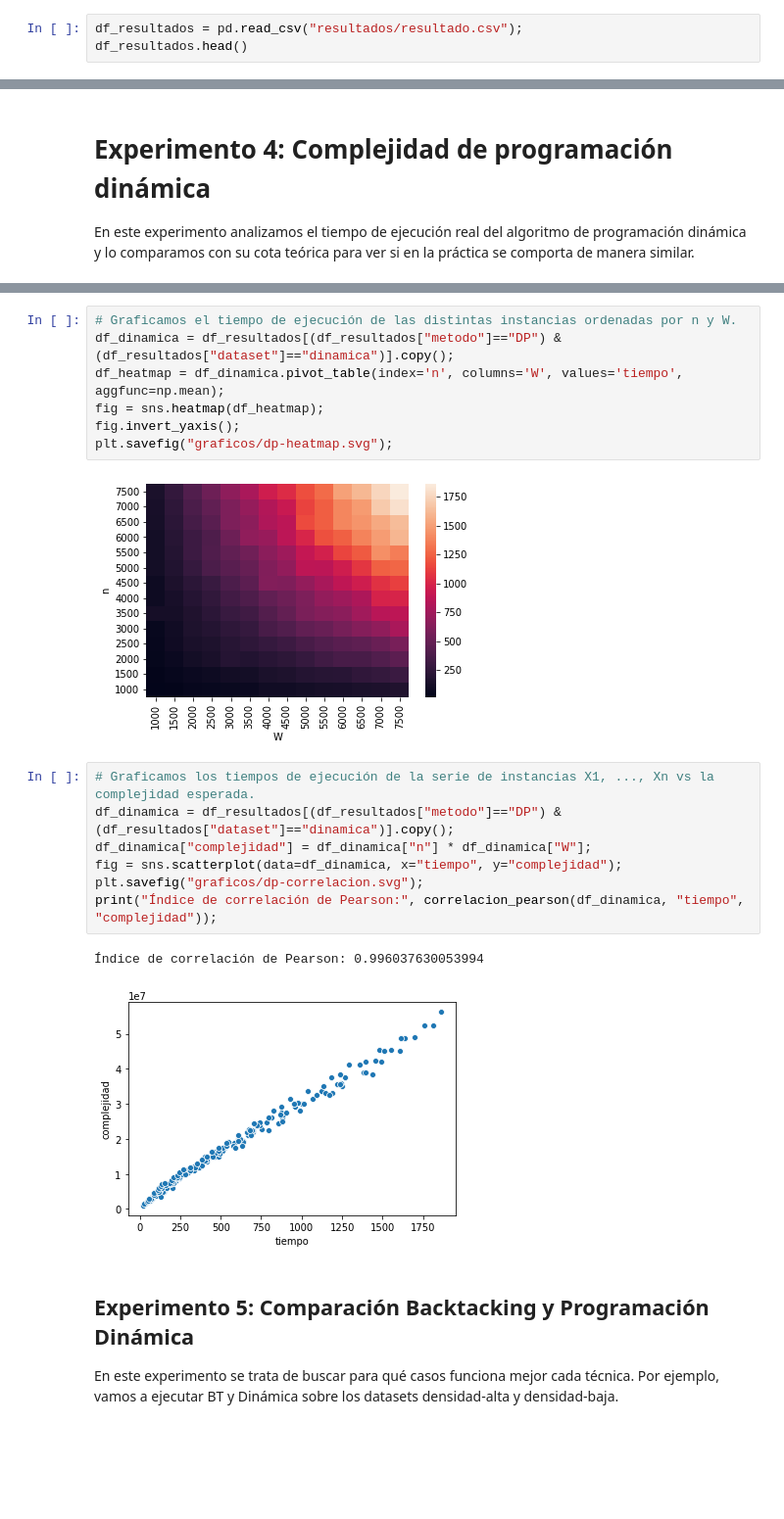
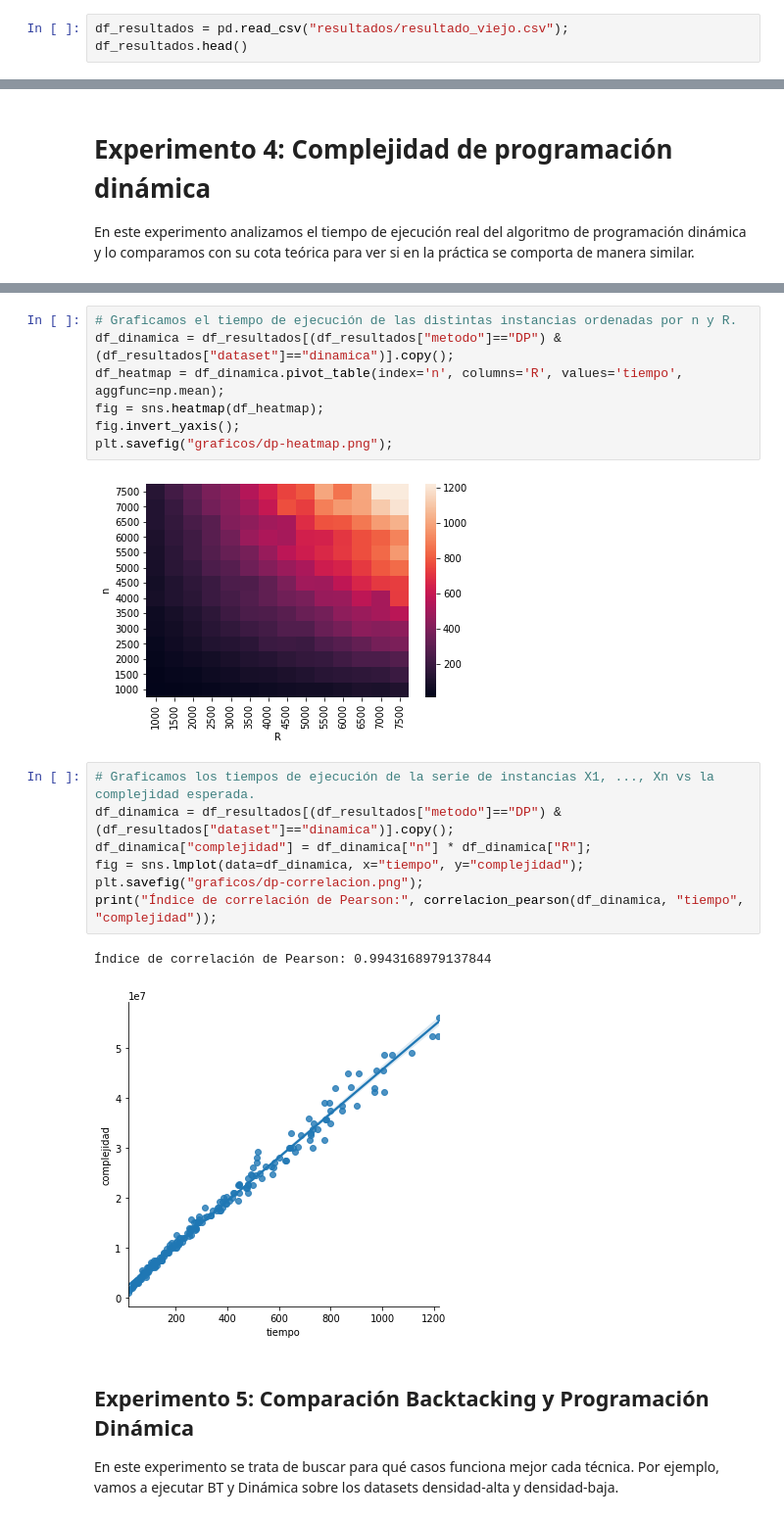
Before and after one commit to nahuelcastro/JamboTubo, a Jupyter notebook: python/analisis.ipynb, the cells around one changed output, grey strips where cells are left out. Shown at 98% size. Drawn from its saved outputs; the diff is of its cells as text; blank space fills up the shorter version.

```diff
--- a/python/analisis.ipynb
+++ b/python/analisis.ipynb
@@ -31,7 +31,7 @@ Los métodos evaluados en este notebook son los siguientes:
 # Experimentos
 Leemos el dataframe con todos los resultados.
 # %%
-df_resultados = pd.read_csv("resultados/resultado.csv");
+df_resultados = pd.read_csv("resultados/resultado_viejo.csv");
 df_resultados.head()
 # %% [output]
 |  | dataset | n | R | metodo | tiempo |
@@ -178,22 +182,22 @@ plt.savefig("graficos/dp-W.svg");
 # %%
-# Graficamos el tiempo de ejecución de las distintas instancias ordenadas por n y W.
+# Graficamos el tiempo de ejecución de las distintas instancias ordenadas por n y R.
 df_dinamica = df_resultados[(df_resultados["metodo"]=="DP") & (df_resultados["dataset"]=="dinamica")].copy();
-df_heatmap = df_dinamica.pivot_table(index='n', columns='W', values='tiempo', aggfunc=np.mean);
+df_heatmap = df_dinamica.pivot_table(index='n', columns='R', values='tiempo', aggfunc=np.mean);
 fig = sns.heatmap(df_heatmap);
 fig.invert_yaxis();
-plt.savefig("graficos/dp-heatmap.svg");
+plt.savefig("graficos/dp-heatmap.png");
 # %% [output]
-[figure, old version]
+[figure, new version]
 # %%
 # Graficamos los tiempos de ejecución de la serie de instancias X1, ..., Xn vs la complejidad esperada.
 df_dinamica = df_resultados[(df_resultados["metodo"]=="DP") & (df_resultados["dataset"]=="dinamica")].copy();
-df_dinamica["complejidad"] = df_dinamica["n"] * df_dinamica["W"];
-fig = sns.scatterplot(data=df_dinamica, x="tiempo", y="complejidad");
-plt.savefig("graficos/dp-correlacion.svg");
+df_dinamica["complejidad"] = df_dinamica["n"] * df_dinamica["R"];
+fig = sns.lmplot(data=df_dinamica, x="tiempo", y="complejidad");
+plt.savefig("graficos/dp-correlacion.png");
 print("Índice de correlación de Pearson:", correlacion_pearson(df_dinamica, "tiempo", "complejidad"));
 # %% [output]
-Índice de correlación de Pearson: 0.996037630053994
+Índice de correlación de Pearson: 0.9943168979137844
-[figure, old version]
+[figure, new version]
 # %% [markdown]
 ## Experimento 5: Comparación Backtacking y Programación Dinámica
 En este experimento se trata de buscar para qué casos funciona mejor cada técnica. Por ejemplo, vamos a ejecutar BT y Dinámica sobre los datasets densidad-alta y densidad-baja.
```
Also changed, not shown: parts of 16 cells of this notebook, 33 other files.
